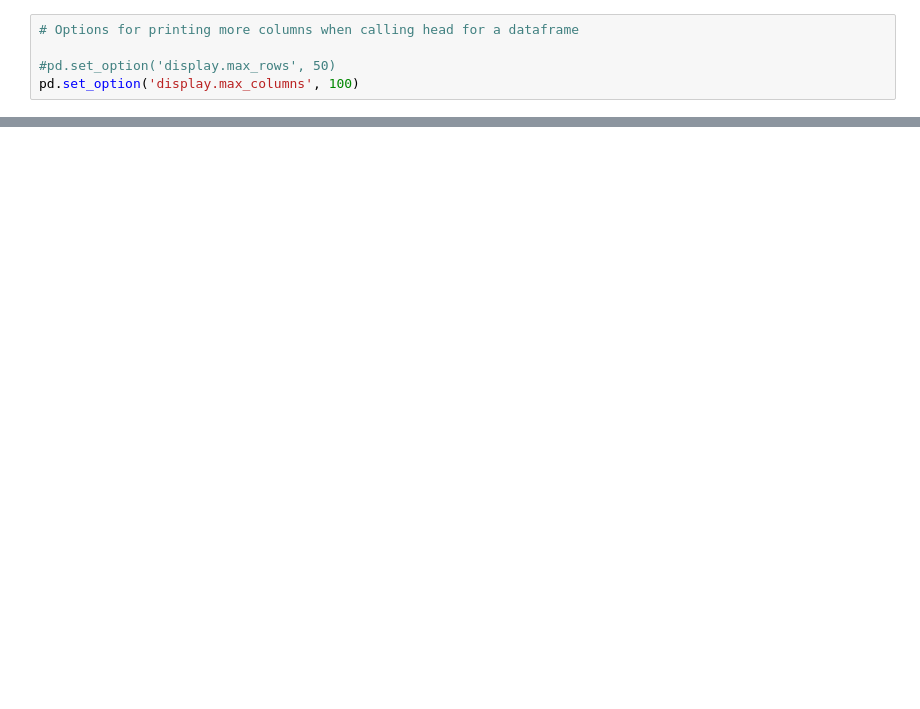
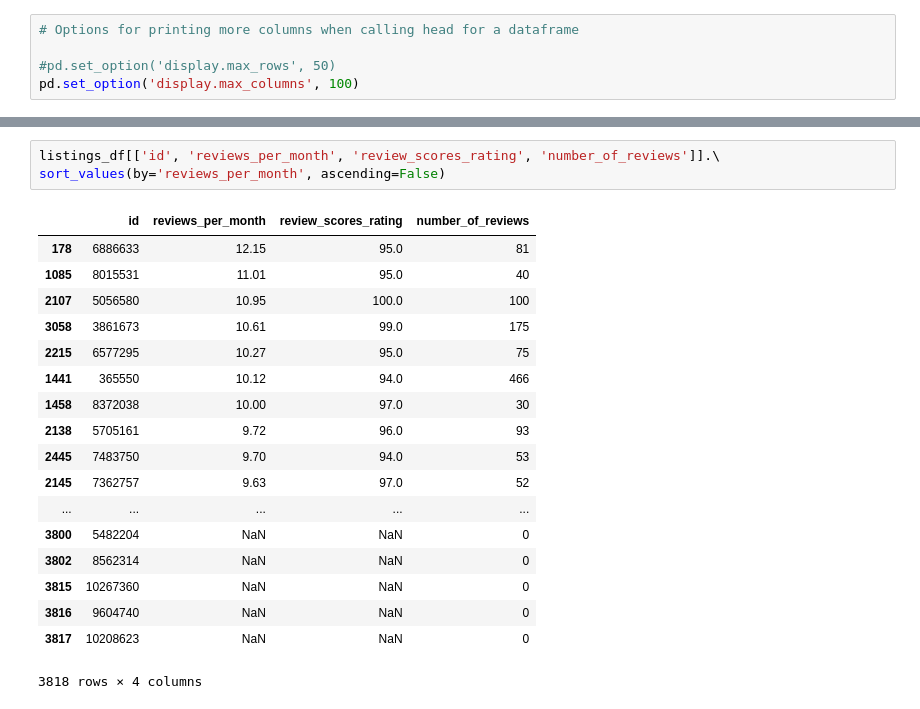
Before and after one commit to bkontonis/Analysing-Seattle-Airbnb-Open-Data, a Jupyter notebook: Seattle Airbnb Data Analysis.ipynb, the cells around one changed output, grey strips where cells are left out. Saved outputs shown, nothing was run; the diff lists cells and outputs as text; blank space fills up the shorter version.

```diff
--- a/Seattle Airbnb Data Analysis.ipynb
+++ b/Seattle Airbnb Data Analysis.ipynb
@@ -120,0 +228,22 @@ listings["price"].replace('[\$,]', '', regex=True).astype(float).hist(bins=50);
+# %%
+listings_df[['id', 'reviews_per_month', 'review_scores_rating', 'number_of_reviews']].\
+sort_values(by='reviews_per_month', ascending=False)
+# %% [output]
+|  | id | reviews_per_month | review_scores_rating | number_of_reviews |
+| 178 | 6886633 | 12.15 | 95.0 | 81 |
+| 1085 | 8015531 | 11.01 | 95.0 | 40 |
+| 2107 | 5056580 | 10.95 | 100.0 | 100 |
+| 3058 | 3861673 | 10.61 | 99.0 | 175 |
+| 2215 | 6577295 | 10.27 | 95.0 | 75 |
+| 1441 | 365550 | 10.12 | 94.0 | 466 |
+| 1458 | 8372038 | 10.00 | 97.0 | 30 |
+| 2138 | 5705161 | 9.72 | 96.0 | 93 |
+| 2445 | 7483750 | 9.70 | 94.0 | 53 |
+| 2145 | 7362757 | 9.63 | 97.0 | 52 |
+| ... | ... | ... | ... | ... |
+| 3800 | 5482204 | NaN | NaN | 0 |
+| 3802 | 8562314 | NaN | NaN | 0 |
+| 3815 | 10267360 | NaN | NaN | 0 |
+| 3816 | 9604740 | NaN | NaN | 0 |
+| 3817 | 10208623 | NaN | NaN | 0 |
+3818 rows × 4 columns
```
Also changed, not shown: parts of 41 cells of this notebook.
